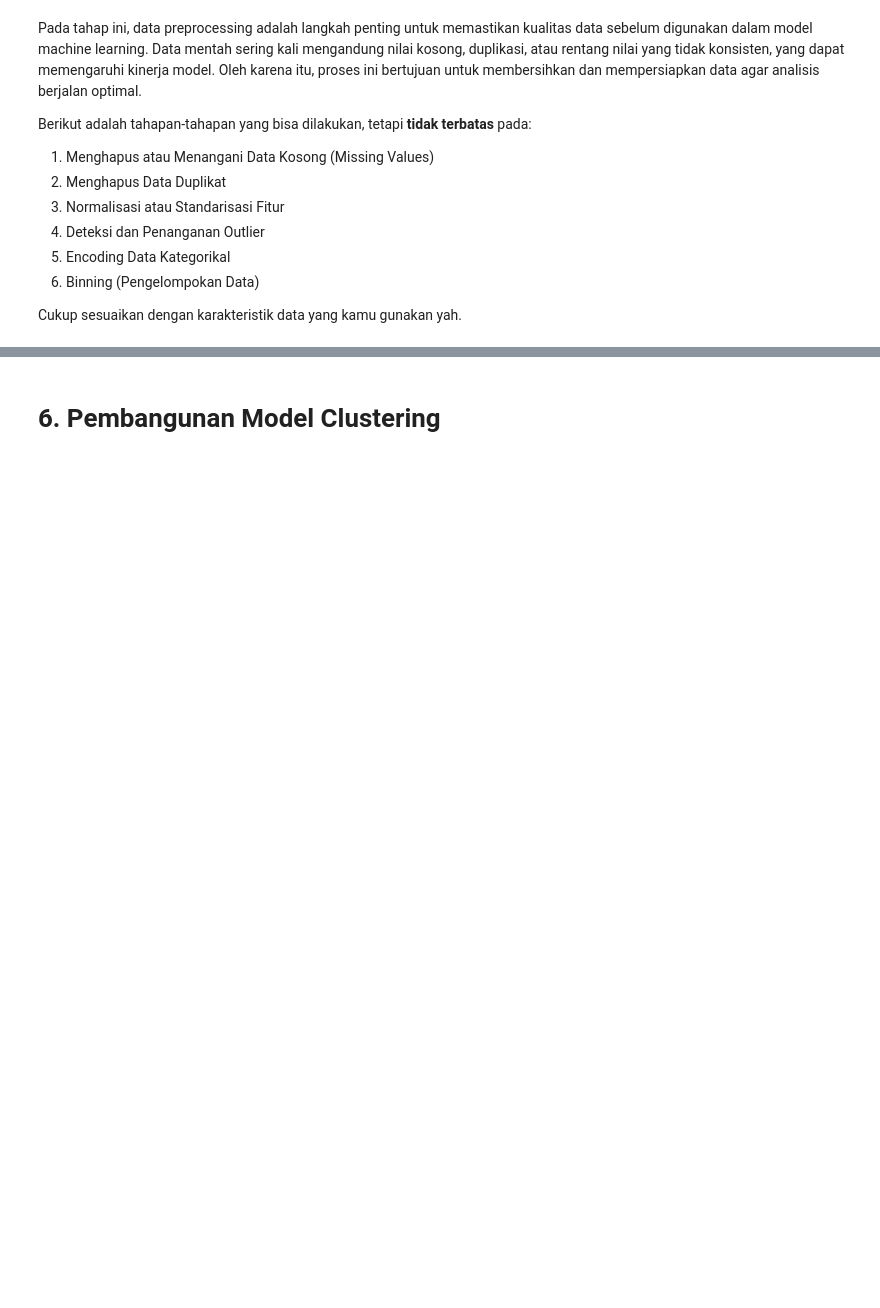
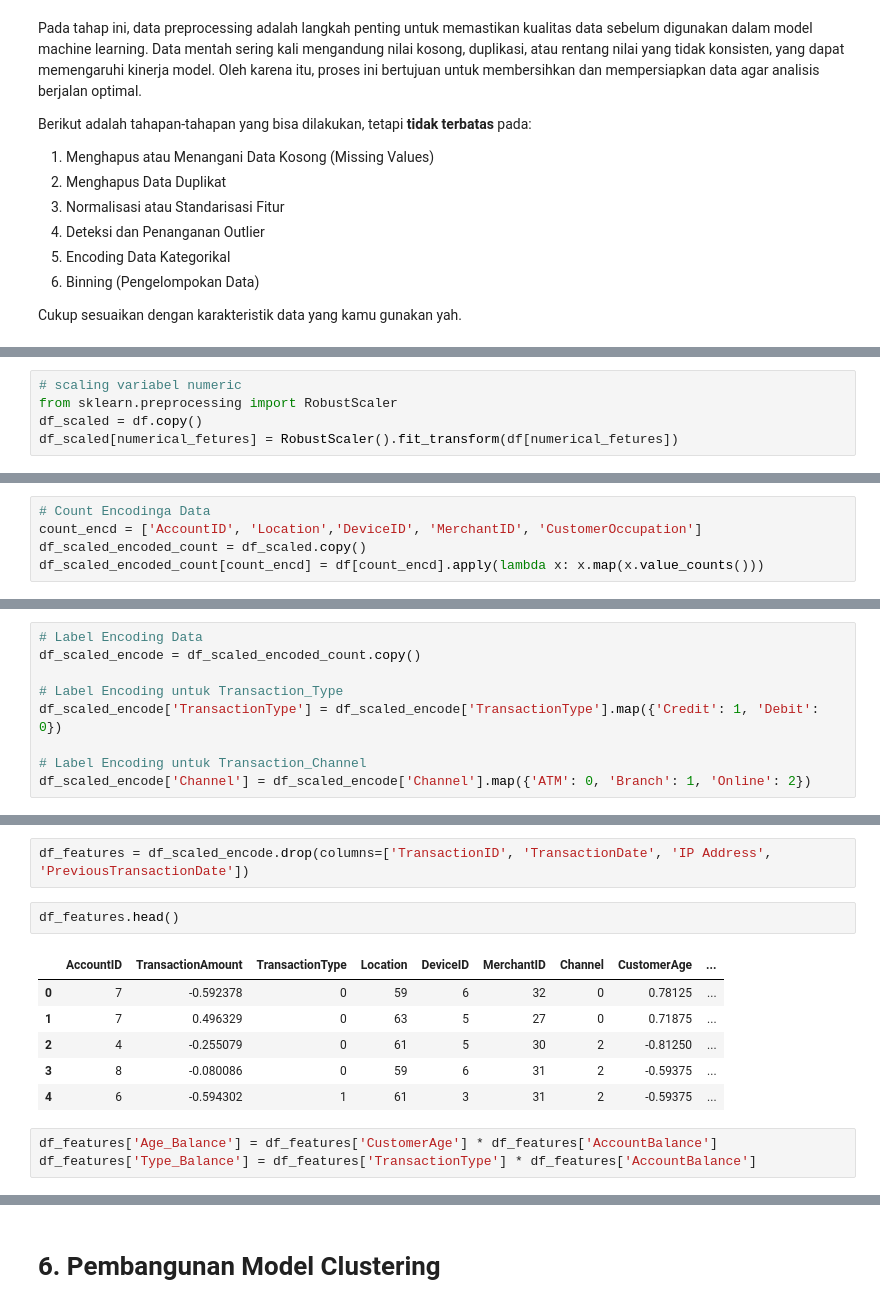
Before and after one commit to hayhalo/Project-Akhir-Belajar-ML-untuk-Pemula, a Jupyter notebook: [Clustering]_Submission_Akhir_BMLP_Muhammad Husni Zahran Nugrahanto.ipynb, the cells around one changed output, grey strips where cells are left out. Saved outputs shown, nothing was run; the diff lists cells and outputs as text; blank space fills up the shorter version.

```diff
--- a/[Clustering]_Submission_Akhir_BMLP_Muhammad Husni Zahran Nugrahanto.ipynb
+++ b/[Clustering]_Submission_Akhir_BMLP_Muhammad Husni Zahran Nugrahanto.ipynb
@@ -481,0 +486,5 @@ Cukup sesuaikan dengan karakteristik data yang kamu gunakan yah.
+# %%
+# scaling variabel numeric
+from sklearn.preprocessing import RobustScaler
+df_scaled = df.copy()
+df_scaled[numerical_fetures] = RobustScaler().fit_transform(df[numerical_fetures])
@@ -481,0 +500,5 @@ Cukup sesuaikan dengan karakteristik data yang kamu gunakan yah.
+# %%
+# Count Encodinga Data
+count_encd = ['AccountID', 'Location','DeviceID', 'MerchantID', 'CustomerOccupation']
+df_scaled_encoded_count = df_scaled.copy()
+df_scaled_encoded_count[count_encd] = df[count_encd].apply(lambda x: x.map(x.value_counts()))
@@ -481,0 +514,9 @@ Cukup sesuaikan dengan karakteristik data yang kamu gunakan yah.
+# %%
+# Label Encoding Data
+df_scaled_encode = df_scaled_encoded_count.copy()
+
+# Label Encoding untuk Transaction_Type
+df_scaled_encode['TransactionType'] = df_scaled_encode['TransactionType'].map({'Credit': 1, 'Debit': 0})
+
+# Label Encoding untuk Transaction_Channel
+df_scaled_encode['Channel'] = df_scaled_encode['Channel'].map({'ATM': 0, 'Branch': 1, 'Online': 2})
@@ -481,0 +532,14 @@ Cukup sesuaikan dengan karakteristik data yang kamu gunakan yah.
+# %%
+df_features = df_scaled_encode.drop(columns=['TransactionID', 'TransactionDate', 'IP Address', 'PreviousTransactionDate'])
+# %%
+df_features.head()
+# %% [output]
+|  | AccountID | TransactionAmount | TransactionType | Location | DeviceID | MerchantID | Channel | CustomerAge | ... |
+| 0 | 7 | -0.592378 | 0 | 59 | 6 | 32 | 0 | 0.78125 | ... |
+| 1 | 7 | 0.496329 | 0 | 63 | 5 | 27 | 0 | 0.71875 | ... |
+| 2 | 4 | -0.255079 | 0 | 61 | 5 | 30 | 2 | -0.81250 | ... |
+| 3 | 8 | -0.080086 | 0 | 59 | 6 | 31 | 2 | -0.59375 | ... |
+| 4 | 6 | -0.594302 | 1 | 61 | 3 | 31 | 2 | -0.59375 | ... |
+# %%
+df_features['Age_Balance'] = df_features['CustomerAge'] * df_features['AccountBalance']
+df_features['Type_Balance'] = df_features['TransactionType'] * df_features['AccountBalance']
```
Also changed, not shown: parts of 21 cells of this notebook.
